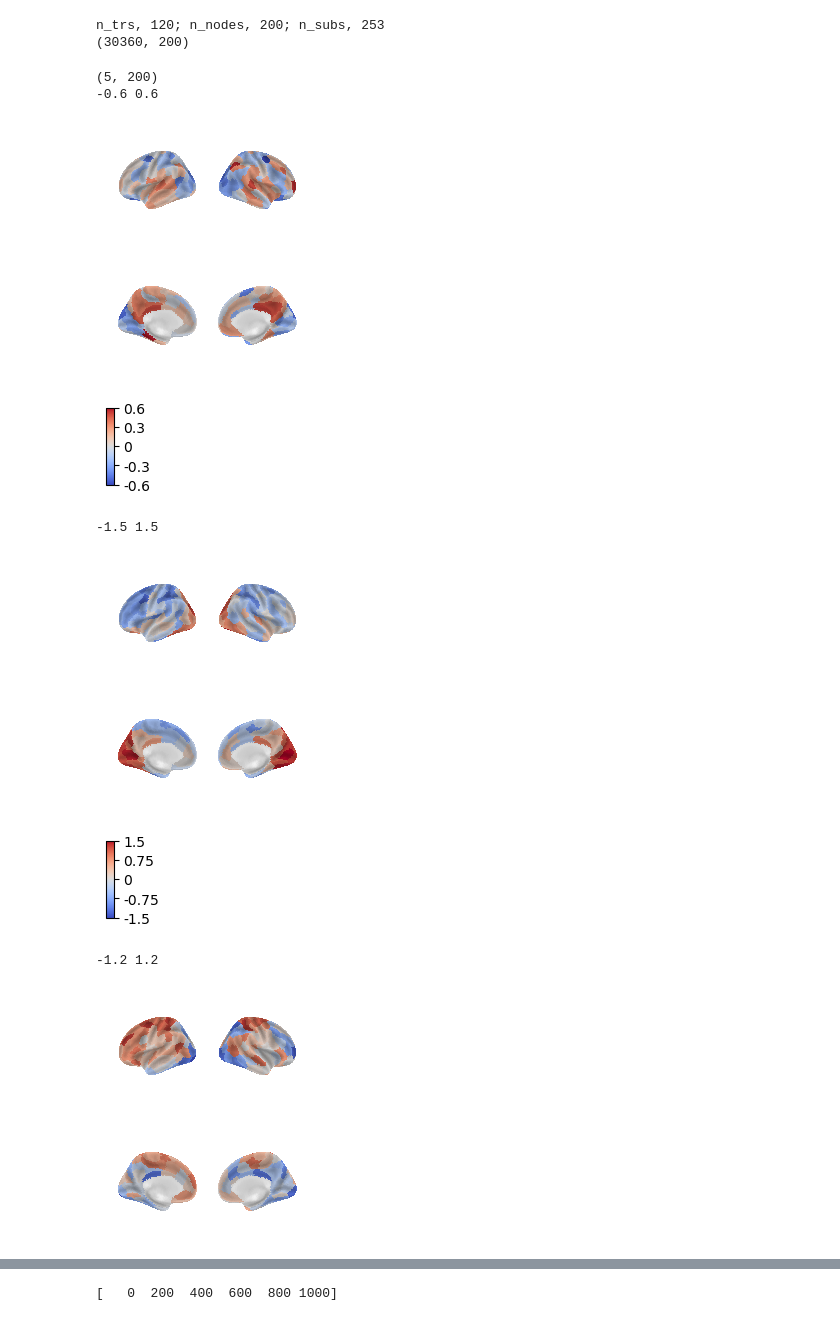
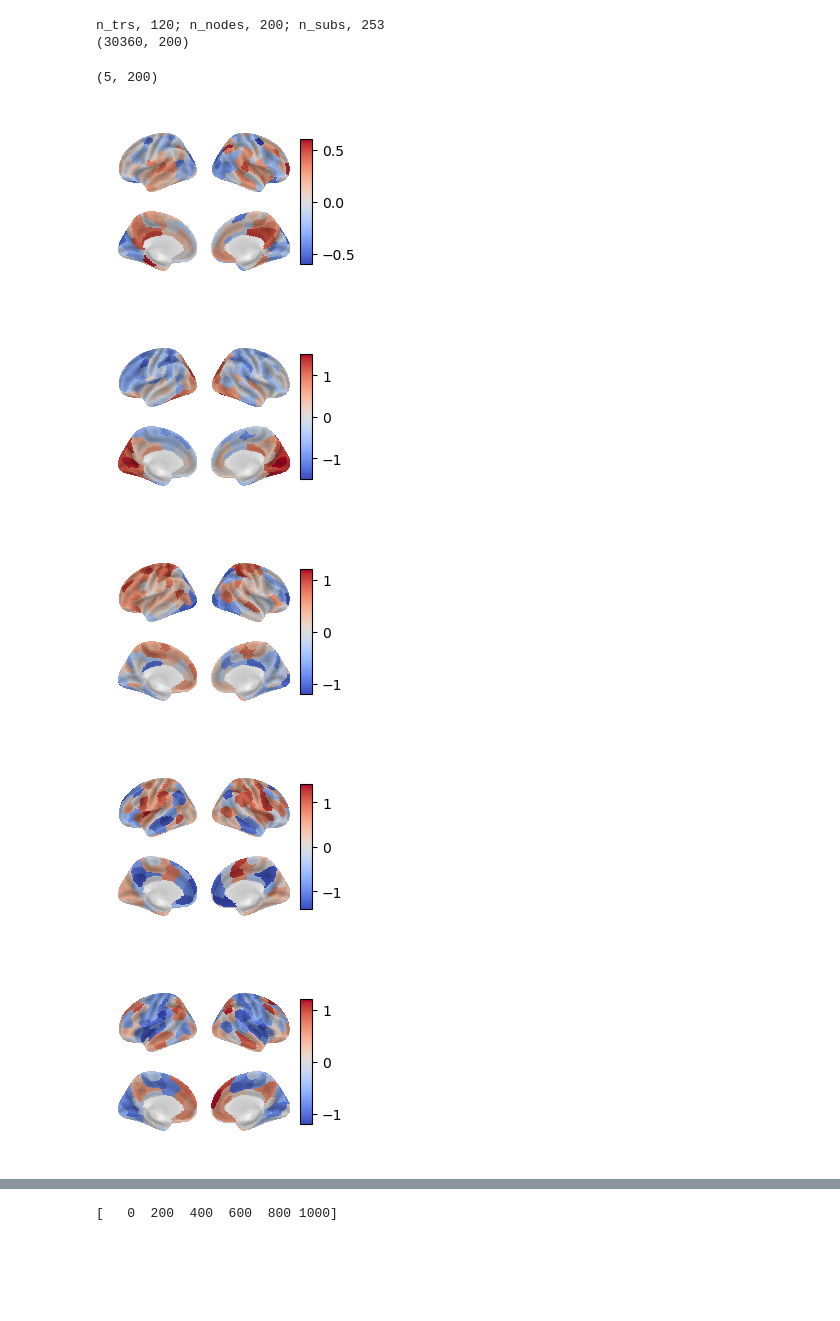
Before and after one commit to LindenParkesLab/nctpy, a Jupyter notebook: scripts/path_a_control_energy_nonbinary.ipynb, the cells around one changed output, grey strips where cells are left out. Cells and saved outputs as stored; diff of their text form; code cells hidden in the pictures; blank space fills up the shorter version.

Commit message:
added surface_plot function

```diff
--- a/scripts/path_a_control_energy_nonbinary.ipynb
+++ b/scripts/path_a_control_energy_nonbinary.ipynb
@@ -67,87 +66,28 @@ n_trs, 120; n_nodes, 200; n_subs, 253
 # %%
 # extract 5 clusters of activity
 n_clusters = 5
 kmeans = KMeans(n_clusters=n_clusters, random_state=0).fit(rsts_concat)
 
 # extract cluster centers. These represent dominant patterns of recurrent activity over time
 centroids = kmeans.cluster_centers_
 print(centroids.shape)
 
-# plot states on brain surface
+# plot centroids on brain surface
 lh_annot_file = '/Users/lindenmp/Google-Drive-Penn/work/research_projects/connectome_loader/data/schaefer_parc/' \
                 'fsaverage5/lh.Schaefer2018_200Parcels_7Networks_order.annot'
 rh_annot_file = '/Users/lindenmp/Google-Drive-Penn/work/research_projects/connectome_loader/data/schaefer_parc/' \
                 'fsaverage5/rh.Schaefer2018_200Parcels_7Networks_order.annot'
 fsaverage = datasets.fetch_surf_fsaverage(mesh='fsaverage5')
-cmap = 'coolwarm'
 
 for i in np.arange(n_clusters):
-    state = centroids[i, :]
-
-    vmax = np.round(np.max(np.abs(state)), 1)
-    vmin = -vmax
-    print(vmin, vmax)
-
-    vtx_data_lh, _, _ = roi_to_vtx(state[:int(n_nodes/2)], lh_annot_file)
-    vtx_data_rh, _, _ = roi_to_vtx(state[int(n_nodes/2):], rh_annot_file)
-
-    f, ax = plt.subplots(1, 2, figsize=(2, 2), subplot_kw={'projection': '3d'})
-    plotting.plot_surf_roi(fsaverage['infl_left'], roi_map=vtx_data_lh,
-                         hemi='left', view='lateral',
-                         vmin=vmin, vmax=vmax,
-                         bg_map=fsaverage['sulc_left'],
-                         bg_on_data=True, axes=ax[0],
-                         darkness=.5, cmap=cmap, colorbar=False)
-
-    plotting.plot_surf_roi(fsaverage['infl_right'], roi_map=vtx_data_rh,
-                         hemi='right', view='lateral',
-                         vmin=vmin, vmax=vmax,
-                         bg_map=fsaverage['sulc_right'],
-                         bg_on_data=True, axes=ax[1],
-                         darkness=.5, cmap=cmap, colorbar=False)
-    f.tight_layout(pad=0)
-    f.savefig(os.path.join(resultsdir, 'cluster_{0}_lateral.png'.format(i)), dpi=600, bbox_inches='tight', pad_inches=0.01)
-    plotting.show()
-
-    f, ax = plt.subplots(1, 2, figsize=(2, 2), subplot_kw={'projection': '3d'})
-    plotting.plot_surf_roi(fsaverage['infl_left'], roi_map=vtx_data_lh,
-                         hemi='left', view='medial',
-                         vmin=vmin, vmax=vmax,
-                         bg_map=fsaverage['sulc_left'],
-                         bg_on_data=True, axes=ax[0],
-                         darkness=.5, cmap=cmap, colorbar=False)
-
-    plotting.plot_surf_roi(fsaverage['infl_right'], roi_map=vtx_data_rh,
-                         hemi='right', view='medial',
-                         vmin=vmin, vmax=vmax,
-                         bg_map=fsaverage['sulc_right'],
-                         bg_on_data=True, axes=ax[1],
-                         darkness=.5, cmap=cmap, colorbar=False)
-    f.tight_layout(pad=0)
-    f.savefig(os.path.join(resultsdir, 'cluster_{0}_medial.png'.format(i)), dpi=600, bbox_inches='tight', pad_inches=0.01)
-    plotting.show()
-
-    # colorbar
-    f, ax = plt.subplots(figsize=(4, 2), subplot_kw={'projection': '3d'})
-    plotting.plot_surf_roi(fsaverage['infl_left'], roi_map=vtx_data_lh,
-                         hemi='left', view='lateral',
-                         vmin=vmin, vmax=vmax,
-                         bg_map=fsaverage['sulc_left'],
-                         bg_on_data=True, axes=ax,
-                         darkness=.5, cmap=cmap, colorbar=True, cbar_tick_format='%.2g')
-    ax.set_visible(False)
-    f.savefig(os.path.join(resultsdir, 'cluster_{0}_colorbar.svg'.format(i)), dpi=300, bbox_inches='tight', pad_inches=0.01)
-    plotting.show()
+    f = surface_plot(data=centroids[i, :],
+                     lh_annot_file=lh_annot_file, rh_annot_file=rh_annot_file,
+                     fsaverage=fsaverage, order='lr', cmap='coolwarm')
+    f.savefig(os.path.join(resultsdir, 'cluster_{0}.png'.format(i)), dpi=600, bbox_inches='tight', pad_inches=0.01)
 # %% [output]
 (5, 200)
--0.6 0.6
-[figure, old version]
+[figure, new version]
-[figure, old version]
+[figure, new version]
-[figure, old version]
+[figure, new version]
--1.5 1.5
-[figure, old version]
+[figure, new version]
-[figure, old version]
+[figure, new version]
-[figure, removed]
--1.2 1.2
-[figure, removed]
-[figure, removed]
```
Also changed, not shown: parts of 4 cells of this notebook, 3 other files.
